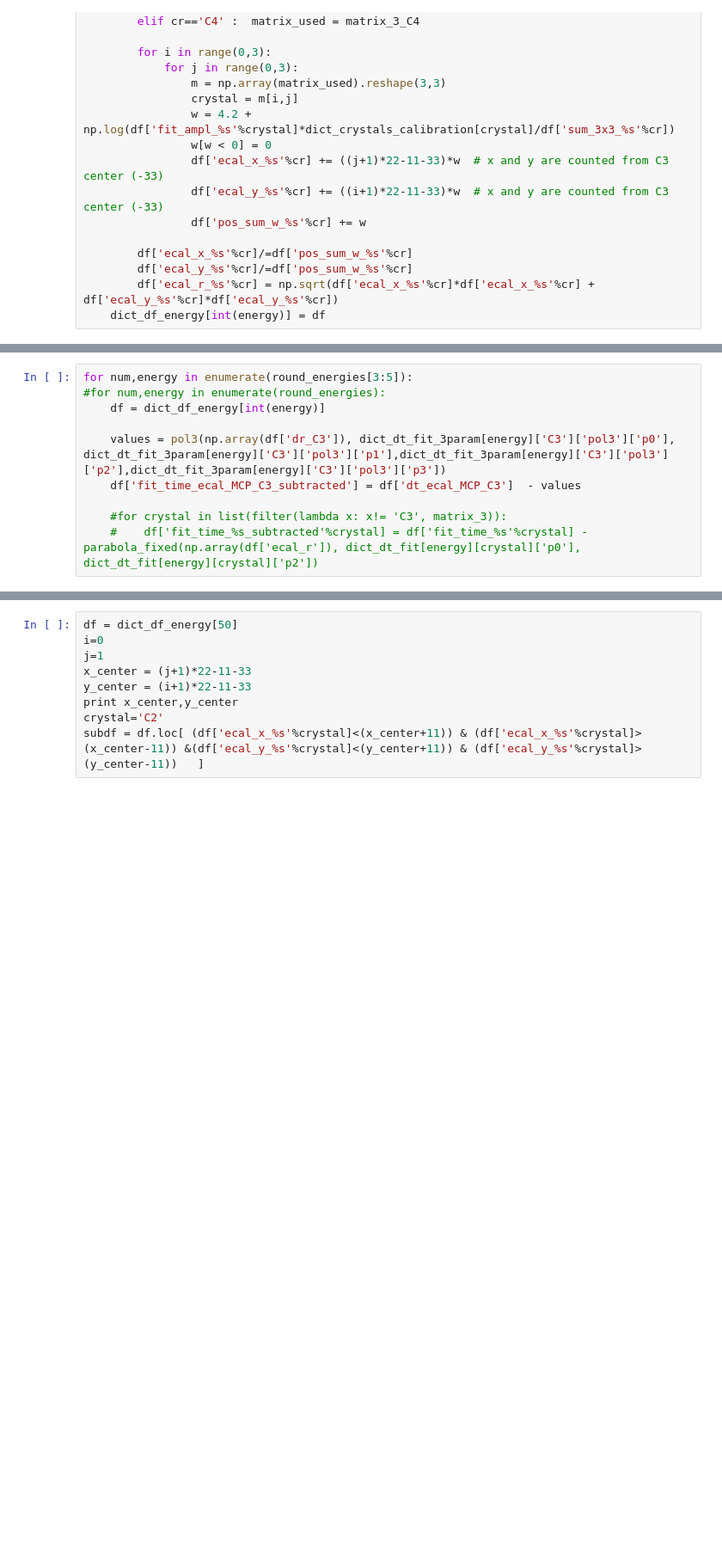
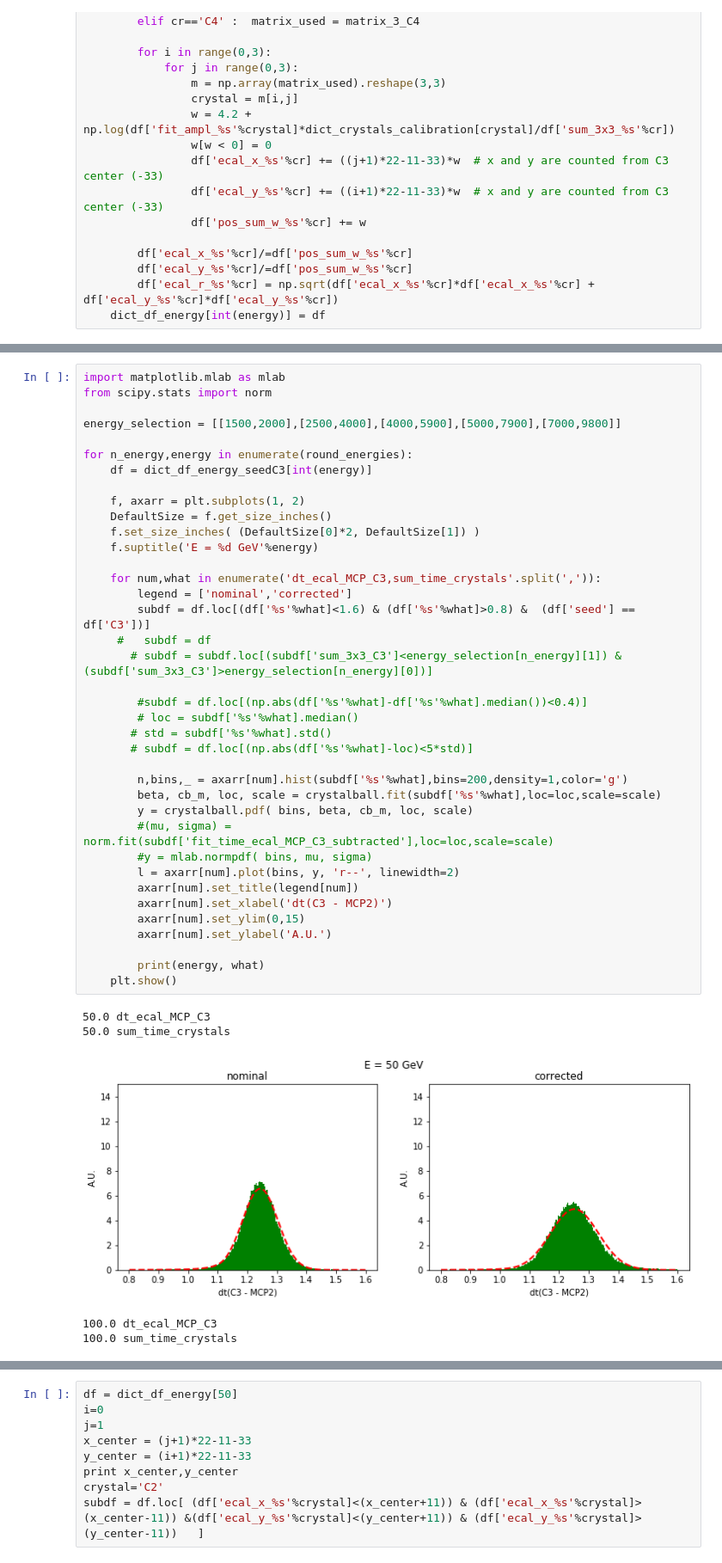
Before and after one commit to chernyavskaya/ECALtestBeam, a Jupyter notebook: EcalTimeUniformity.ipynb, the cells around one changed output, grey strips where cells are left out. Shown at 86% size. Cells and saved outputs as stored; diff of their text form; blank space fills up the shorter version.

```diff
--- a/EcalTimeUniformity.ipynb
+++ b/EcalTimeUniformity.ipynb
@@ -476,10 +473,0 @@ with open('%s/fit_res_%s.json'%(output_folder,outstr), 'w') as fp:
-# %%
-for num,energy in enumerate(round_energies[3:5]):
-#for num,energy in enumerate(round_energies):
-    df = dict_df_energy[int(energy)]
-
-    values = pol3(np.array(df['dr_C3']), dict_dt_fit_3param[energy]['C3']['pol3']['p0'], dict_dt_fit_3param[energy]['C3']['pol3']['p1'],dict_dt_fit_3param[energy]['C3']['pol3']['p2'],dict_dt_fit_3param[energy]['C3']['pol3']['p3'])
-    df['fit_time_ecal_MCP_C3_subtracted'] = df['dt_ecal_MCP_C3']  - values
-
-    #for crystal in list(filter(lambda x: x!= 'C3', matrix_3)):
-    #    df['fit_time_%s_subtracted'%crystal] = df['fit_time_%s'%crystal] - parabola_fixed(np.array(df['ecal_r']), dict_dt_fit[energy][crystal]['p0'], dict_dt_fit[energy][crystal]['p2'])
@@ -502,0 +549,44 @@ for num,energy in enumerate(round_energies[3:5]):
+# %%
+import matplotlib.mlab as mlab
+from scipy.stats import norm
+
+energy_selection = [[1500,2000],[2500,4000],[4000,5900],[5000,7900],[7000,9800]]
+
+for n_energy,energy in enumerate(round_energies):
+    df = dict_df_energy_seedC3[int(energy)]
+
+    f, axarr = plt.subplots(1, 2)
+    DefaultSize = f.get_size_inches()
+    f.set_size_inches( (DefaultSize[0]*2, DefaultSize[1]) )
+    f.suptitle('E = %d GeV'%energy)
+
+    for num,what in enumerate('dt_ecal_MCP_C3,sum_time_crystals'.split(',')):
+        legend = ['nominal','corrected']
+        subdf = df.loc[(df['%s'%what]<1.6) & (df['%s'%what]>0.8) &  (df['seed'] == df['C3'])]
+     #   subdf = df
+       # subdf = subdf.loc[(subdf['sum_3x3_C3']<energy_selection[n_energy][1]) & (subdf['sum_3x3_C3']>energy_selection[n_energy][0])]
+
+        #subdf = df.loc[(np.abs(df['%s'%what]-df['%s'%what].median())<0.4)]
+        # loc = subdf['%s'%what].median()
+       # std = subdf['%s'%what].std()
+       # subdf = df.loc[(np.abs(df['%s'%what]-loc)<5*std)]
+
+        n,bins,_ = axarr[num].hist(subdf['%s'%what],bins=200,density=1,color='g')
+        beta, cb_m, loc, scale = crystalball.fit(subdf['%s'%what],loc=loc,scale=scale)
+        y = crystalball.pdf( bins, beta, cb_m, loc, scale)
+        #(mu, sigma) = norm.fit(subdf['fit_time_ecal_MCP_C3_subtracted'],loc=loc,scale=scale)
+        #y = mlab.normpdf( bins, mu, sigma)
+        l = axarr[num].plot(bins, y, 'r--', linewidth=2)
+        axarr[num].set_title(legend[num])
+        axarr[num].set_xlabel('dt(C3 - MCP2)')
+        axarr[num].set_ylim(0,15)
+        axarr[num].set_ylabel('A.U.')
+
+        print(energy, what)
+    plt.show()
+# %% [output]
+50.0 dt_ecal_MCP_C3
+50.0 sum_time_crystals
+[figure, added]
+100.0 dt_ecal_MCP_C3
+100.0 sum_time_crystals
```
Also changed, not shown: parts of 25 cells of this notebook, 1 other file.
